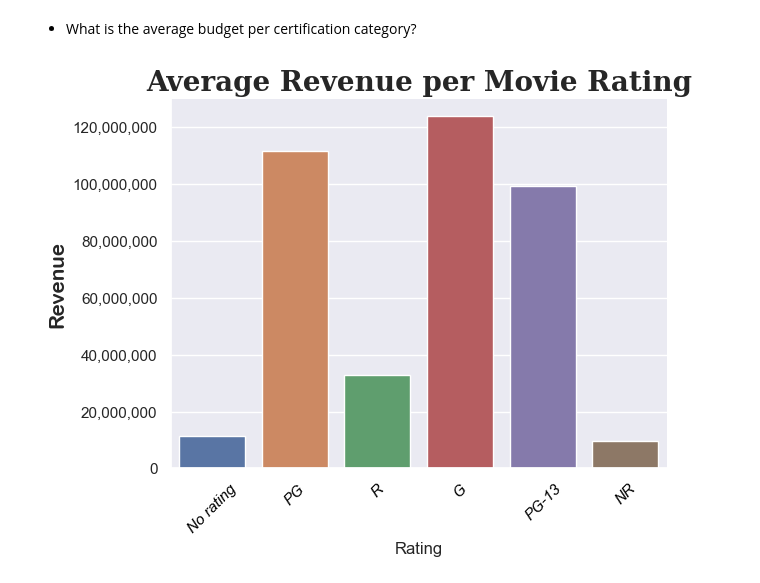
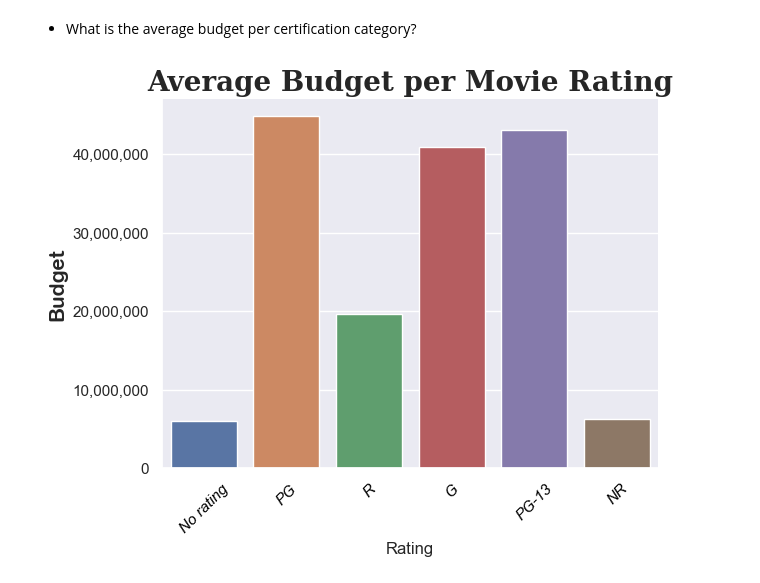
Before and after one commit to Elispreng/Project_3, a Jupyter notebook: Project3_Part2_Revised_EDA_March31.ipynb, the cells around one changed output. Cells and saved outputs as stored; diff of their text form; code cells hidden in the pictures.

```diff
--- a/Project3_Part2_Revised_EDA_March31.ipynb
+++ b/Project3_Part2_Revised_EDA_March31.ipynb
@@ -261,18 +261,18 @@ ax.set_xticklabels(labels = ['No rating','PG', 'R', 'G', 'PG-13','NR'],
 # %%
 #create the visual
 ax=sns.barplot(data=plot, x='certification', y= 'budget', errorbar=None);
-ax.set_title('Average Revenue per Movie Rating', fontfamily='serif',fontsize = 20, fontweight = 'bold');
+ax.set_title('Average Budget per Movie Rating', fontfamily='serif',fontsize = 20, fontweight = 'bold');
 
 plt.xlabel('Rating')
-plt.ylabel('Revenue', fontfamily='Arial Rounded MT Bold', fontsize = 15)
+plt.ylabel('Budget', fontfamily='Arial Rounded MT Bold', fontsize = 15)
 plt.ticklabel_format(style='plain', axis='y')
 ax.yaxis.set_major_formatter(y_format)  # set formatter to needed axis
 
 ax.spines['right'].set_visible(False)
 ax.spines['top'].set_visible(False)
 ax.set_xticklabels(labels = ['No rating','PG', 'R', 'G', 'PG-13','NR'],
                    rotation=45,
                    fontstyle='italic',
                    color='black');
 # %% [output]
-[figure, old version]
+[figure, new version]
```
Also changed, not shown: parts of 2 cells of this notebook.
